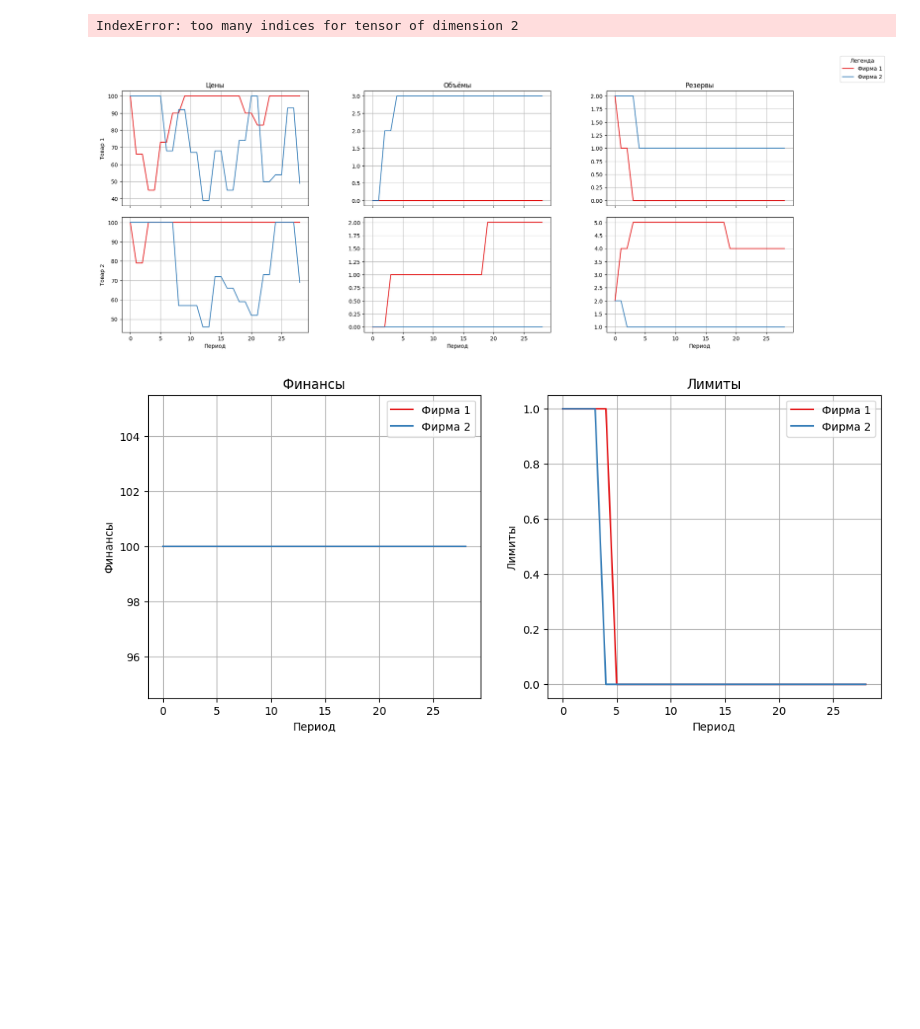
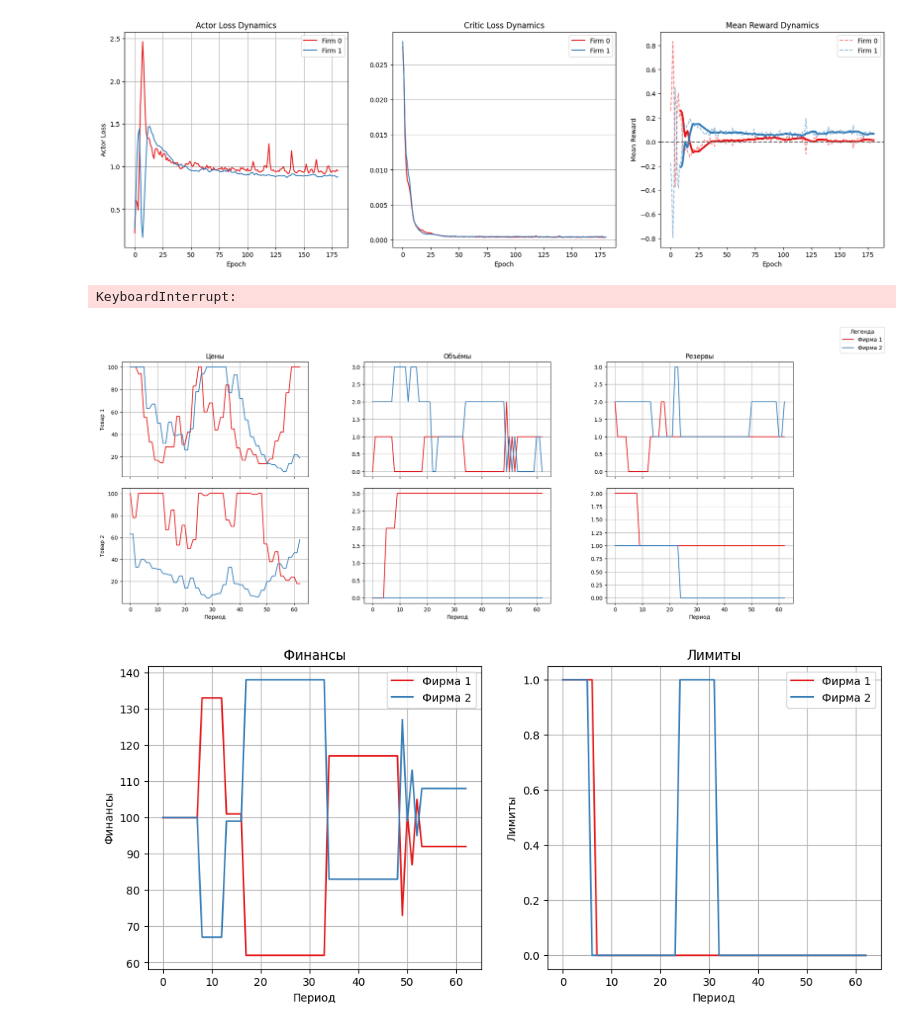
Before and after one commit to dogfew/diploma, a Jupyter notebook: test_batched.ipynb, the cells around one changed output. Saved outputs shown, nothing was run; the diff lists cells and outputs as text; code cells hidden in the pictures; blank space fills up the shorter version.

```diff
--- a/test_batched.ipynb
+++ b/test_batched.ipynb
@@ -33,9 +33,10 @@ trainer = TrainerSAC(env, q_critic=critic, batch_size=512, buffer_size=1048576 *
 # %%
 env.change_batch_size(8192)
 env.reset()
-trainer.train(1000, episode_length=32)
+trainer.train(1000, episode_length=32, shuffle_order=True)
 # %% [output]
+[figure, added]
-IndexError: too many indices for tensor of dimension 2
+KeyboardInterrupt:
 # %%
 env = trainer.environment
 env.reset()
@@ -50,8 +51,8 @@ from utils.plotting import plot_actions, plot_environment
 
 plot_environment(env.state_history)
 # %% [output]
-[figure, old version]
+[figure, new version]
-[figure, old version]
+[figure, new version]
 # %%
 plot_actions(env.actions_history[0], 'Политика Фирма 1 (1)')
 plot_actions(env.actions_history[1], 'Политика Фирма 2 (2)')
```
Also changed, not shown: parts of 2 cells of this notebook, 2 other files.
